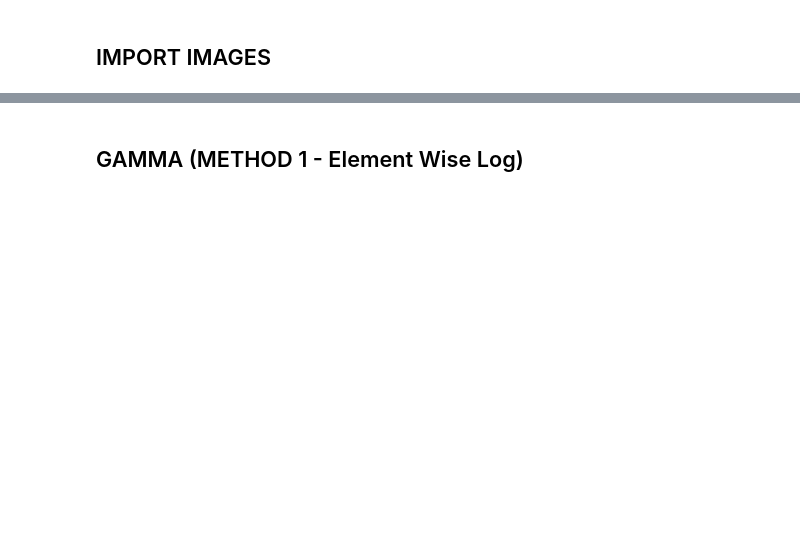
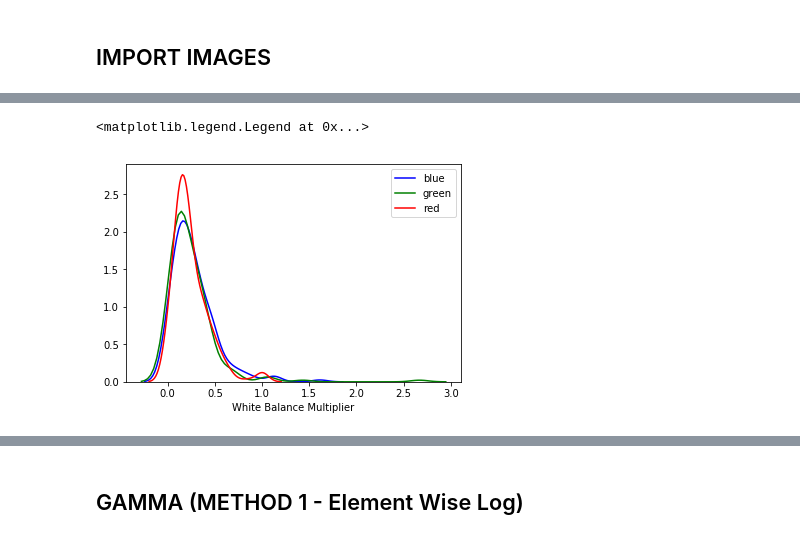
Before and after one commit to nalin1096/CS7180, a Jupyter notebook: simulating_low_light/Simulation Variables.ipynb, the cells around one changed output, grey strips where cells are left out. Saved outputs shown, nothing was run; the diff lists cells and outputs as text; code cells hidden in the pictures; blank space fills up the shorter version.

```diff
--- a/simulating_low_light/Simulation Variables.ipynb
+++ b/simulating_low_light/Simulation Variables.ipynb
@@ -84,0 +113,7 @@ Total Time Elapsed: 739.85s
+# %%
+def apply_black_level(img, bl):
+    bl_image = np.copy(img)
+    bl_image[bl_image<bl] = int(bl)
+    bl_image = bl_image - int(bl)
+
+    return bl_image
@@ -84,0 +179,9 @@ Total Time Elapsed: 739.85s
+# %%
+sns.distplot([dist['blue'] for dist in distortions], color='blue', label='blue', hist=False)
+sns.distplot([dist['green'] for dist in distortions], color='green', label='green', hist=False)
+sns.distplot([dist['red'] for dist in distortions], color='red', label='red', hist=False)
+plt.xlabel('White Balance Multiplier')
+plt.legend()
+# %% [output]
+<matplotlib.legend.Legend at 0x...>
+[figure, added]
```
Also changed, not shown: parts of 29 cells of this notebook, 2 other files.
